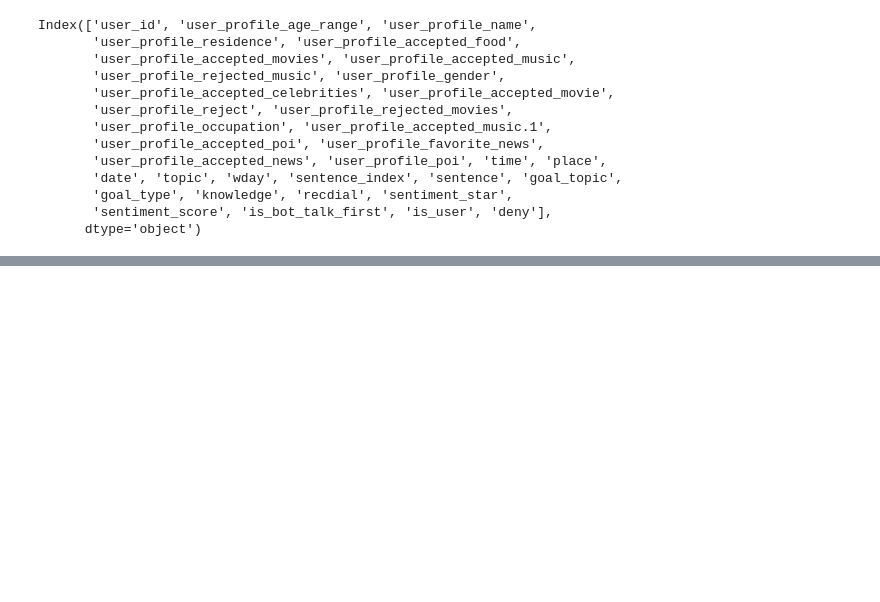
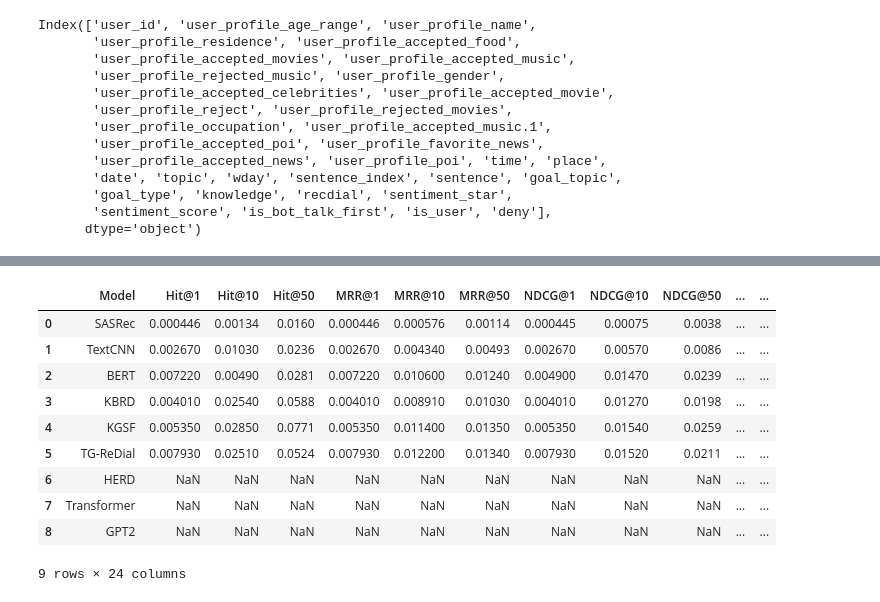
Before and after one commit to boostcampaitech5/level3_recsys_finalproject-recsys-07, a Jupyter notebook: graph/graph.ipynb, the cells around one changed output, grey strips where cells are left out. Drawn from its saved outputs; the diff is of its cells as text; code cells hidden in the pictures; blank space fills up the shorter version.

Commit message:
add model eval

```diff
--- a/graph/graph.ipynb
+++ b/graph/graph.ipynb
@@ -358,0 +362,15 @@ train_sentence_small.to_csv(PATH + 'train_sentence_small.csv', index=False)
+# %%
+rec_data = {'Model': ['SASRec', 'TextCNN', 'BERT', 'KBRD', 'KGSF', 'TG-ReDial'],
+        'Hit@1': [0.000446, 0.00267, 0.00722, 0.00401, 0.00535, 0.00793],
+        'Hit@10': [0.00134, 0.0103, 0.00490, 0.0254, 0.0285, 0.0251],
+        'Hit@50': [0.0160, 0.0236, 0.0281, 0.0588, 0.0771, 0.0524],
+        'MRR@1': [0.000446, 0.00267, 0.00722, 0.00401, 0.00535, 0.00793],
+        'MRR@10': [0.000576, 0.00434, 0.0106, 0.00891, 0.0114, 0.0122],
+        'MRR@50': [0.00114, 0.00493, 0.0124, 0.0103, 0.0135, 0.0134],
+        'NDCG@1': [0.000445, 0.00267, 0.00490, 0.00401, 0.00535, 0.00793],
+        'NDCG@10': [0.00075, 0.00570, 0.0147, 0.0127, 0.0154, 0.0152],
+        'NDCG@50': [0.00380, 0.00860, 0.0239, 0.0198, 0.0259, 0.0211]}
+
+rec_df = pd.DataFrame(rec_data)
+rec_df['Recommendation'] = 1
+rec_df
@@ -358,0 +385,18 @@ train_sentence_small.to_csv(PATH + 'train_sentence_small.csv', index=False)
+# %%
+conv_data = {'Model': ['HERD', 'Transformer', 'GPT2', 'KBRD', 'KGSF', 'TG-ReDial'],
+        'BLEU@1': [0.120, 0.266, 0.0858, 0.267, 0.383, 0.125],
+        'BLEU@2': [0.0141, 0.0440, 0.0119, 0.0458, 0.115, 0.0204],
+        'BLEU@3': [0.00136, 0.0145, 0.00377, 0.0134, 0.0444, 0.00354],
+        'BLEU@4': [0.000350, 0.00651, 0.0110, 0.00579, 0.0200, 0.000803],
+        'Dist@1': [0.181, 0.324, 2.35, 0.469, 0.340, 0.881],
+        'Dist@2': [0.369, 0.837, 4.62, 1.50, 0.910, 1.75],
+        'Dist@3': [0.847, 2.02, 8.84, 3.40, 3.50, 7.00],
+        'Dist@4': [1.30, 3.06, 12.5, 4.90, 6.20, 12.0],
+        'Average': [0.697, 0.879, 0.763, 0.863, 0.888, 0.810],
+        'Extreme': [0.382, 0.438, 0.297, 0.398, 0.477, 0.332],
+        'Greedy': [0.639, 0.680, 0.583, 0.710, 0.767, 0.598],
+        'PPL': [472, 30.9, 9.26, 52.5, 50.1, 7.41]}
+
+conv_df = pd.DataFrame(conv_data)
+conv_df['Conversation'] = 1
+conv_df
@@ -358,0 +425,16 @@ train_sentence_small.to_csv(PATH + 'train_sentence_small.csv', index=False)
+# %%
+df = rec_df.merge(conv_df, on='Model', how='outer')
+# df = df.merge(pol_df, on='Model', how='outer')
+df
+# %% [output]
+|  | Model | Hit@1 | Hit@10 | Hit@50 | MRR@1 | MRR@10 | MRR@50 | NDCG@1 | NDCG@10 | NDCG@50 | ... | ... |
+| 0 | SASRec | 0.000446 | 0.00134 | 0.0160 | 0.000446 | 0.000576 | 0.00114 | 0.000445 | 0.00075 | 0.0038 | ... | ... |
+| 1 | TextCNN | 0.002670 | 0.01030 | 0.0236 | 0.002670 | 0.004340 | 0.00493 | 0.002670 | 0.00570 | 0.0086 | ... | ... |
+| 2 | BERT | 0.007220 | 0.00490 | 0.0281 | 0.007220 | 0.010600 | 0.01240 | 0.004900 | 0.01470 | 0.0239 | ... | ... |
+| 3 | KBRD | 0.004010 | 0.02540 | 0.0588 | 0.004010 | 0.008910 | 0.01030 | 0.004010 | 0.01270 | 0.0198 | ... | ... |
+| 4 | KGSF | 0.005350 | 0.02850 | 0.0771 | 0.005350 | 0.011400 | 0.01350 | 0.005350 | 0.01540 | 0.0259 | ... | ... |
+| 5 | TG-ReDial | 0.007930 | 0.02510 | 0.0524 | 0.007930 | 0.012200 | 0.01340 | 0.007930 | 0.01520 | 0.0211 | ... | ... |
+| 6 | HERD | NaN | NaN | NaN | NaN | NaN | NaN | NaN | NaN | NaN | ... | ... |
+| 7 | Transformer | NaN | NaN | NaN | NaN | NaN | NaN | NaN | NaN | NaN | ... | ... |
+| 8 | GPT2 | NaN | NaN | NaN | NaN | NaN | NaN | NaN | NaN | NaN | ... | ... |
+9 rows × 24 columns
```
Also changed, not shown: parts of 9 cells of this notebook, 1 other file.
